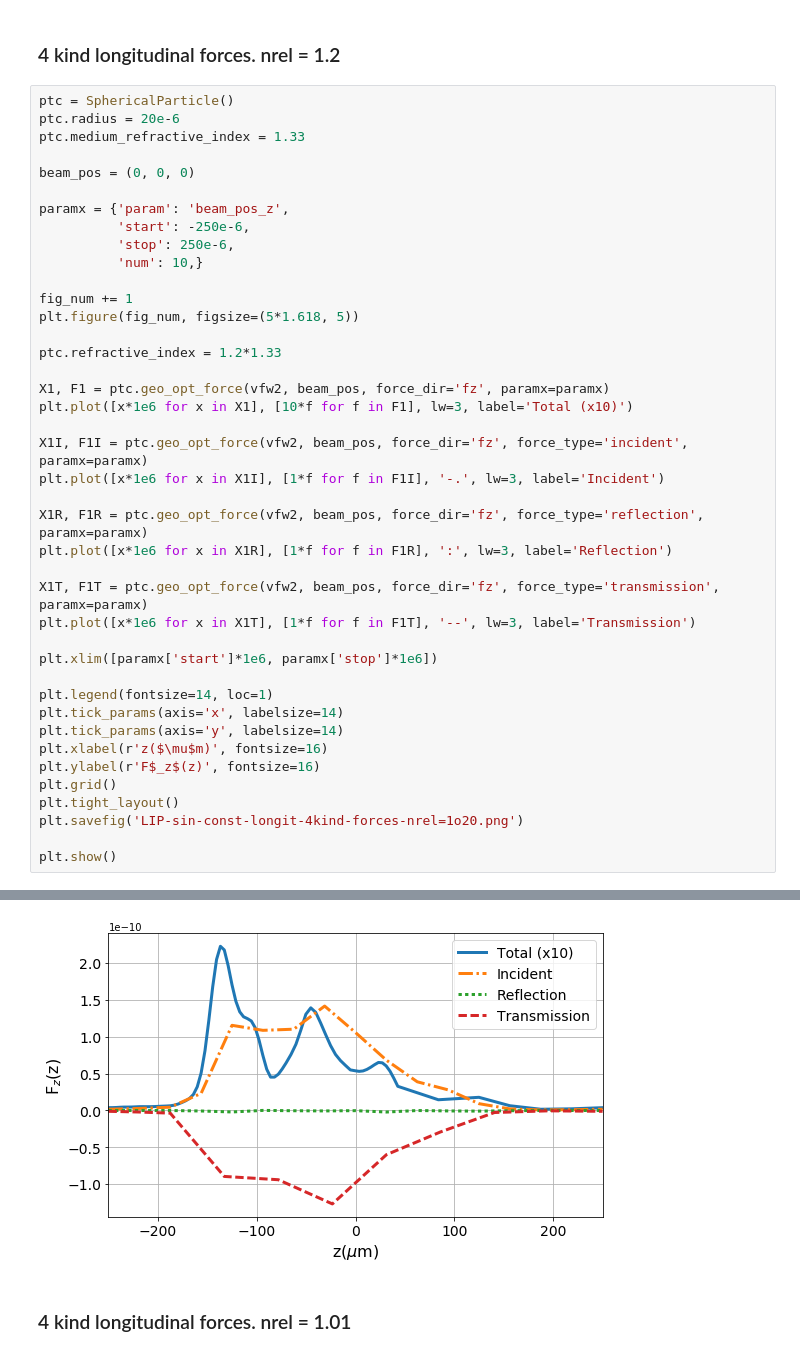
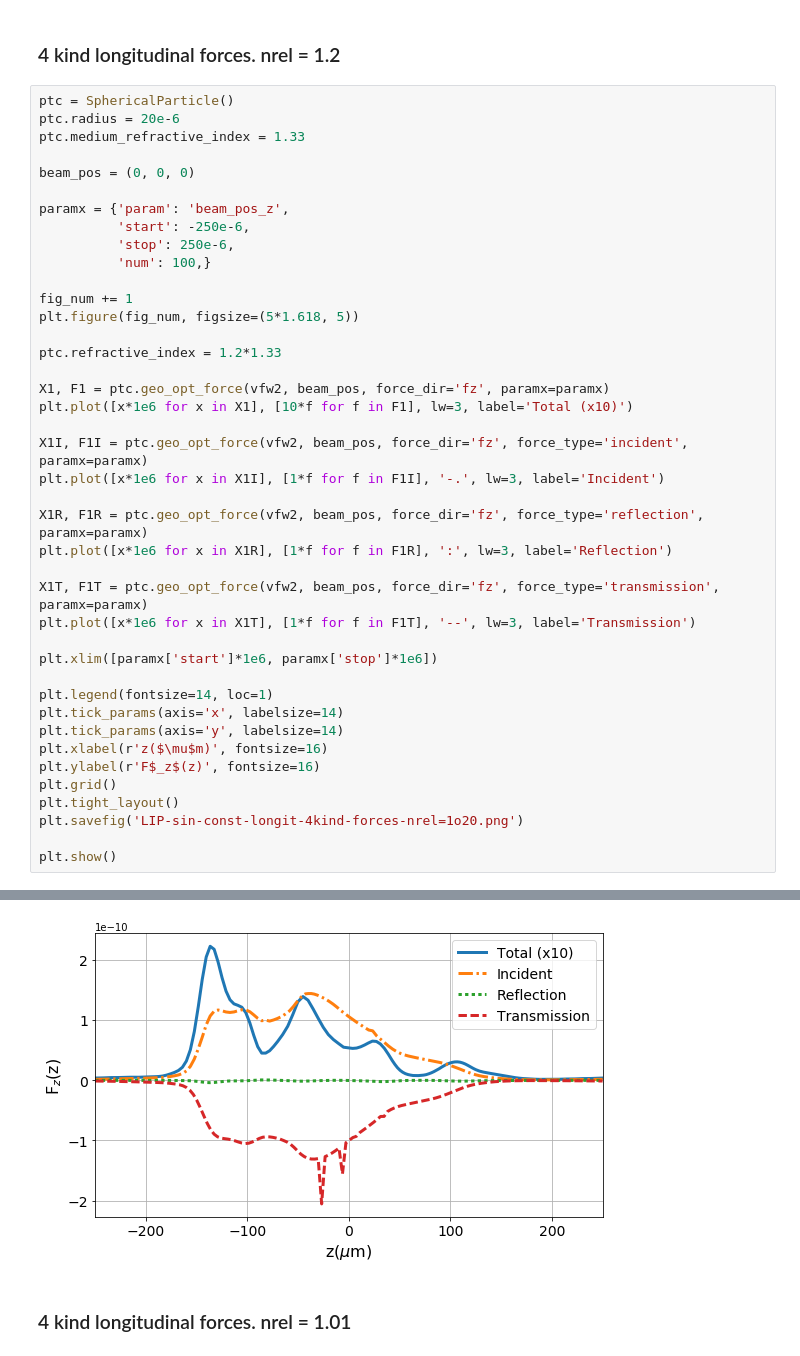
Before and after one commit to arantespp/opticalforces, a Jupyter notebook: examples/imoc2017-vec-frozen-wave/lip-sin-const-fw.ipynb, the cells around one changed output, grey strips where cells are left out. Saved outputs shown, nothing was run; the diff lists cells and outputs as text.

Commit message:
imoc2017-vec-frozen-wave figures updated

```diff
--- a/examples/imoc2017-vec-frozen-wave/lip-sin-const-fw.ipynb
+++ b/examples/imoc2017-vec-frozen-wave/lip-sin-const-fw.ipynb
@@ -116,7 +116,7 @@ beam_pos = (0, 0, 0)
 paramx = {'param': 'beam_pos_z',
           'start': -250e-6,
           'stop': 250e-6,
-          'num': 10,}
+          'num': 100,}
 
 fig_num += 1
 plt.figure(fig_num, figsize=(5*1.618, 5))
@@ -190,4 +151,4 @@ time: 14.640469551086426
-[figure, old version]
+[figure, new version]
 # %% [markdown]
 ### 4 kind longitudinal forces. nrel = 1.01
 # %%
```
Also changed, not shown: parts of 3 cells of this notebook, 5 other files.
